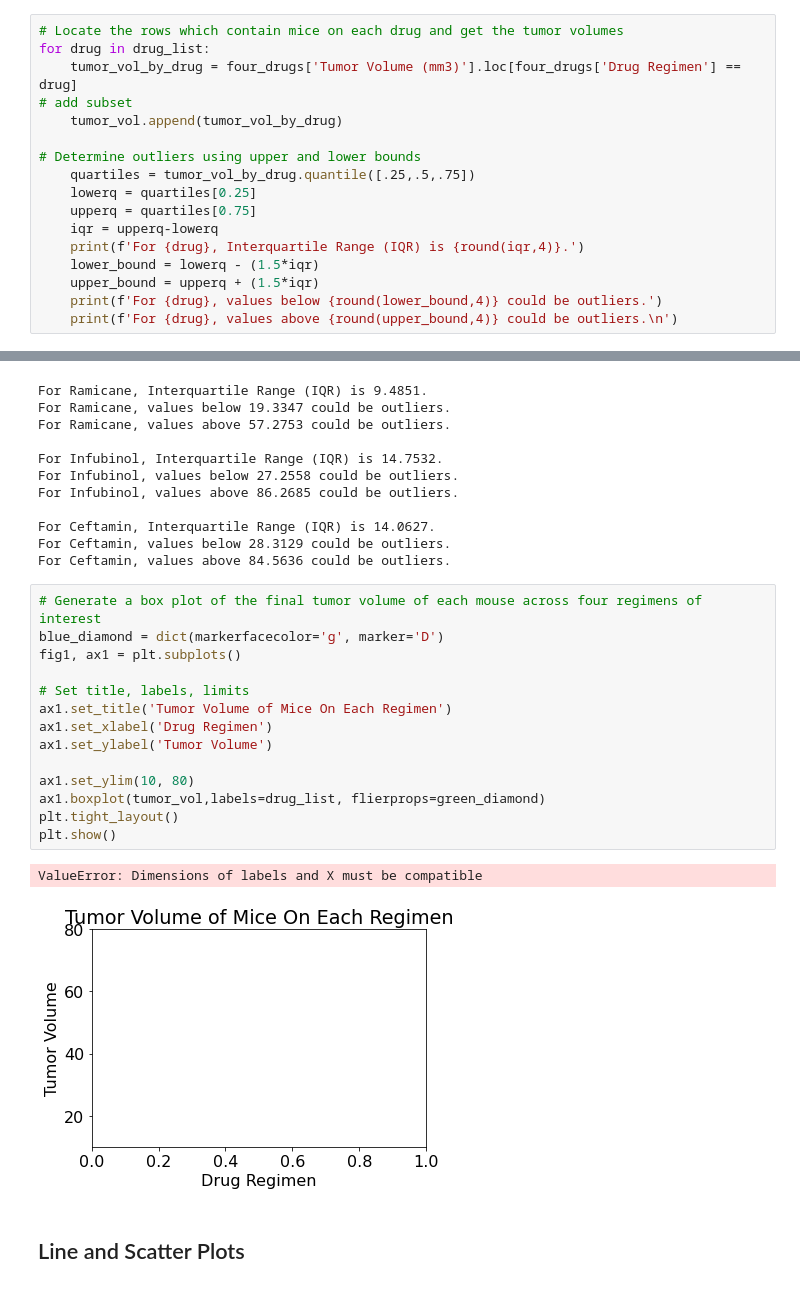
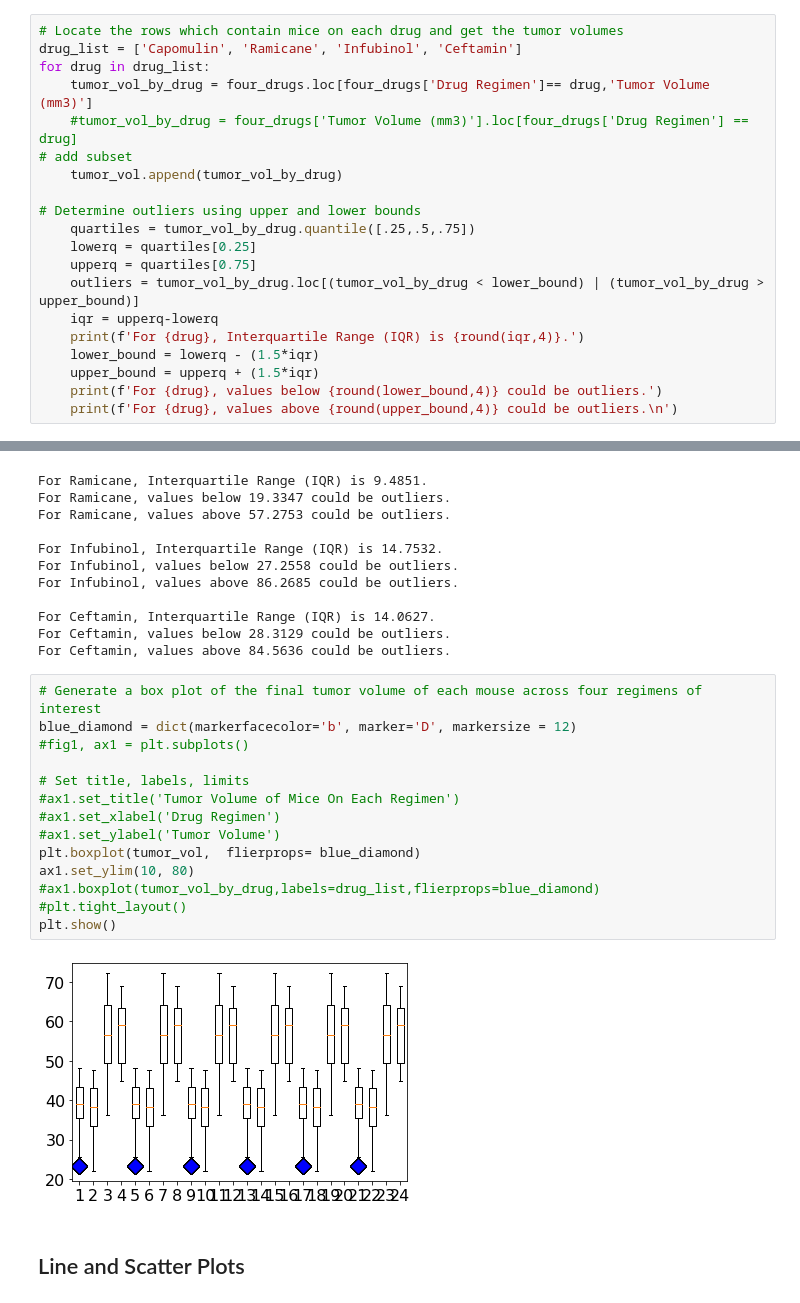
Before and after one commit to ZKeller22/UCI-Homework-Keller, a Jupyter notebook: matplotlib-challenge/Pymaceuticals/pymaceuticals_starter.ipynb, the cells around one changed output, grey strips where cells are left out. Cells and saved outputs as stored; diff of their text form.

```diff
--- a/matplotlib-challenge/Pymaceuticals/pymaceuticals_starter.ipynb
+++ b/matplotlib-challenge/Pymaceuticals/pymaceuticals_starter.ipynb
@@ -259,8 +259,10 @@ Values below 28.0617 could be outliers.
 Values above 73.2305 could be outliers.
 # %%
 # Locate the rows which contain mice on each drug and get the tumor volumes
+drug_list = ['Capomulin', 'Ramicane', 'Infubinol', 'Ceftamin']
 for drug in drug_list:
-    tumor_vol_by_drug = four_drugs['Tumor Volume (mm3)'].loc[four_drugs['Drug Regimen'] == drug]
+    tumor_vol_by_drug = four_drugs.loc[four_drugs['Drug Regimen']== drug,'Tumor Volume (mm3)']
+    #tumor_vol_by_drug = four_drugs['Tumor Volume (mm3)'].loc[four_drugs['Drug Regimen'] == drug]
 # add subset
     tumor_vol.append(tumor_vol_by_drug)
 
@@ -268,6 +270,7 @@ for drug in drug_list:
     quartiles = tumor_vol_by_drug.quantile([.25,.5,.75])
     lowerq = quartiles[0.25]
     upperq = quartiles[0.75]
+    outliers = tumor_vol_by_drug.loc[(tumor_vol_by_drug < lower_bound) | (tumor_vol_by_drug > upper_bound)]
     iqr = upperq-lowerq
     print(f'For {drug}, Interquartile Range (IQR) is {round(iqr,4)}.')
     lower_bound = lowerq - (1.5*iqr)
@@ -292,21 +295,20 @@ For Ceftamin, values below 28.3129 could be outliers.
 For Ceftamin, values above 84.5636 could be outliers.
 # %%
 # Generate a box plot of the final tumor volume of each mouse across four regimens of interest
-blue_diamond = dict(markerfacecolor='g', marker='D')
-fig1, ax1 = plt.subplots()
+blue_diamond = dict(markerfacecolor='b', marker='D', markersize = 12)
+#fig1, ax1 = plt.subplots()
 
 # Set title, labels, limits
-ax1.set_title('Tumor Volume of Mice On Each Regimen')
-ax1.set_xlabel('Drug Regimen')
-ax1.set_ylabel('Tumor Volume')
-
+#ax1.set_title('Tumor Volume of Mice On Each Regimen')
+#ax1.set_xlabel('Drug Regimen')
+#ax1.set_ylabel('Tumor Volume')
+plt.boxplot(tumor_vol,  flierprops= blue_diamond)
 ax1.set_ylim(10, 80)
-ax1.boxplot(tumor_vol,labels=drug_list, flierprops=green_diamond)
-plt.tight_layout()
+#ax1.boxplot(tumor_vol_by_drug,labels=drug_list,flierprops=blue_diamond)
+#plt.tight_layout()
 plt.show()
 # %% [output]
-ValueError: Dimensions of labels and X must be compatible
-[figure, old version]
+[figure, new version]
 # %% [markdown]
 ## Line and Scatter Plots
 # %%
```
Also changed, not shown: parts of 1 cell of this notebook.
